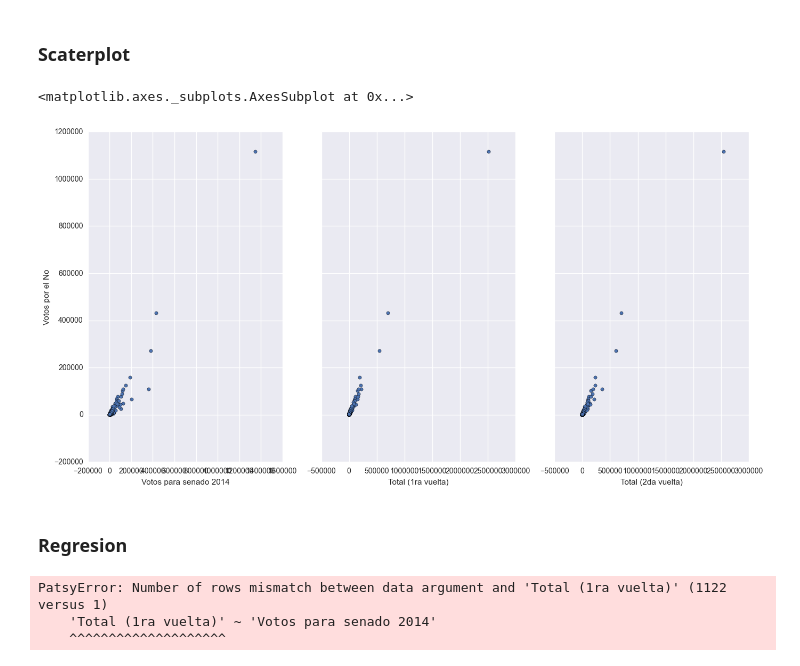
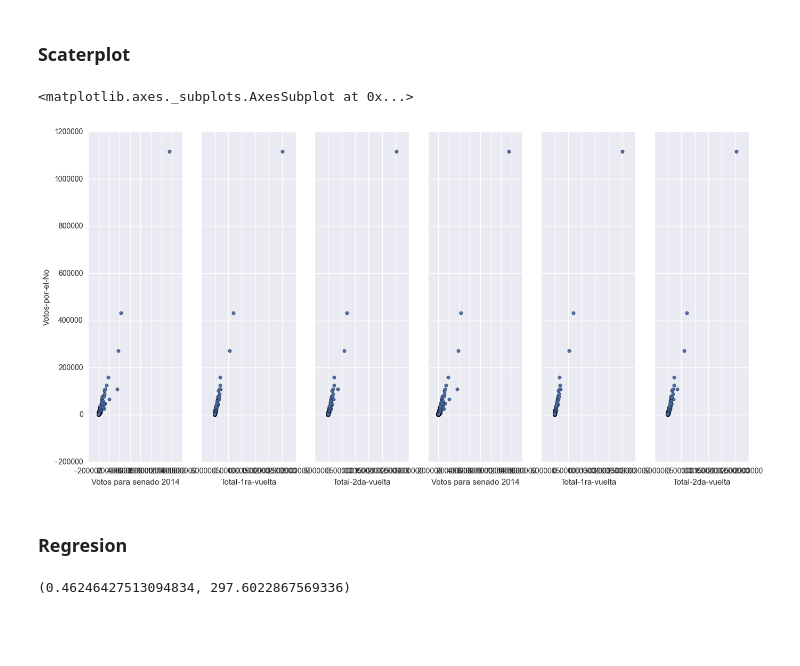
Before and after one commit to mvanegas10/Plebiscito-Colombia-2016, a Jupyter notebook: regresion.ipynb, the cells around one changed output. Saved outputs shown, nothing was run; the diff lists cells and outputs as text; code cells hidden in the pictures; blank space fills up the shorter version.

```diff
--- a/regresion.ipynb
+++ b/regresion.ipynb
@@ -34,18 +34,15 @@ municipios.head()
 # %% [markdown]
 ### Scaterplot
 # %%
-fig, axs = plt.subplots(1, 3, sharey=True)
-municipios.plot(kind='scatter', x='Votos para senado 2014', y='Votos por el No', ax=axs[0], figsize=(16, 8))
-municipios.plot(kind='scatter', x='Total (1ra vuelta)', y='Votos por el No', ax=axs[1])
-municipios.plot(kind='scatter', x='Total (2da vuelta)', y='Votos por el No', ax=axs[2])
+fig, axs = plt.subplots(1, 6, sharey=True)
+municipios.plot(kind='scatter', x='Votos para senado 2014', y='Votos-por-el-No', ax=axs[0], figsize=(16, 8))
+municipios.plot(kind='scatter', x='Total-1ra-vuelta', y='Votos-por-el-No', ax=axs[1])
+municipios.plot(kind='scatter', x='Total-2da-vuelta', y='Votos-por-el-No', ax=axs[2])
+municipios.plot(kind='scatter', x='Votos para senado 2014', y='Votos-por-el-No', ax=axs[3])
+municipios.plot(kind='scatter', x='Total-1ra-vuelta', y='Votos-por-el-No', ax=axs[4])
+municipios.plot(kind='scatter', x='Total-2da-vuelta', y='Votos-por-el-No', ax=axs[5])
 # %% [output]
 <matplotlib.axes._subplots.AxesSubplot at 0x...>
-[figure, old version]
+[figure, new version]
 # %% [markdown]
 ### Regresion
-# %%
-lm = ols(formula="'Total (1ra vuelta)' ~ 'Votos para senado 2014'", data=municipios)
-# %% [output]
-PatsyError: Number of rows mismatch between data argument and 'Total (1ra vuelta)' (1122 versus 1)
-    'Total (1ra vuelta)' ~ 'Votos para senado 2014'
-    ^^^^^^^^^^^^^^^^^^^^
@@ -51,0 +60,8 @@ PatsyError: Number of rows mismatch between data argument and 'Total (1ra vuelta
+# %%
+m =float(sumx*sumy - n*sumxy)/float((sumx**2-n*sumx2))
+
+b= float(promy - m*promx)
+
+m,b
+# %% [output]
+(0.46246427513094834, 297.6022867569336)
```
Also changed, not shown: parts of 4 cells of this notebook, 2 other files.
